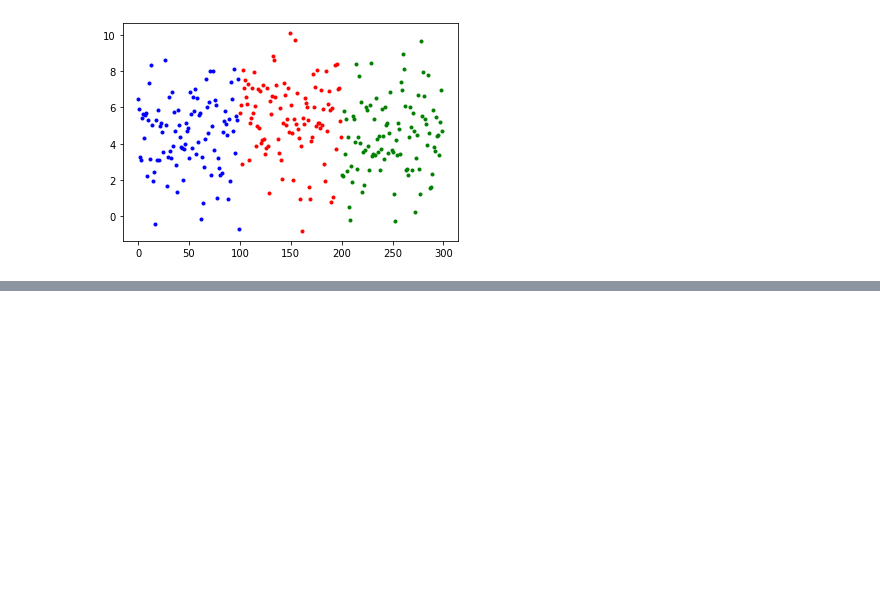
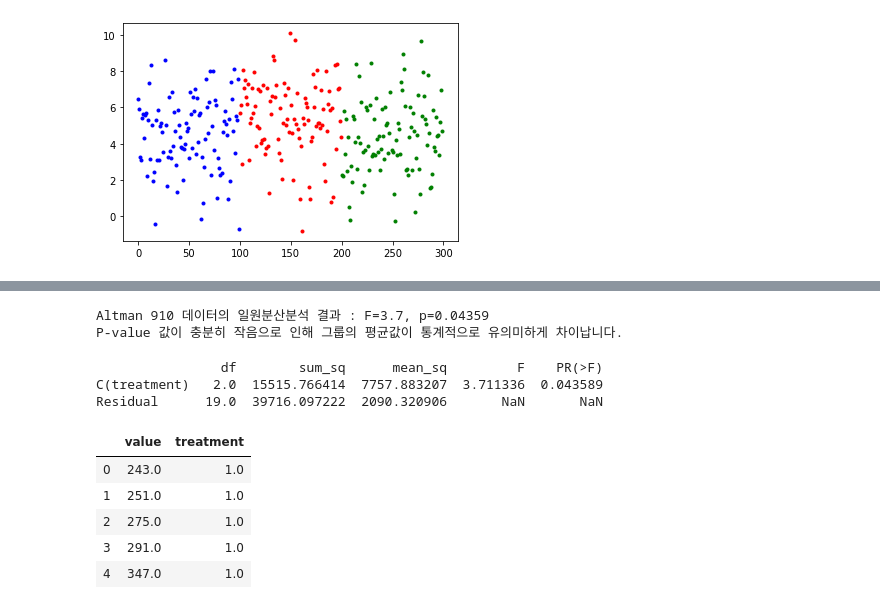
Before and after one commit to bill7845/jupyter_repo, a Jupyter notebook: jupyter_CODE/ANOVA_분산분석.ipynb, the cells around one changed output, grey strips where cells are left out. Drawn from its saved outputs; the diff is of its cells as text; code cells hidden in the pictures; blank space fills up the shorter version.

```diff
--- a/jupyter_CODE/ANOVA_분산분석.ipynb
+++ b/jupyter_CODE/ANOVA_분산분석.ipynb
@@ -31,0 +92,37 @@ for i in range(3):
+# %%
+# 1. Scipy.stats
+
+F_statistic, pVal = stats.f_oneway(group1, group2, group3)
+
+print('Altman 910 데이터의 일원분산분석 결과 : F={0:.1f}, p={1:.5f}'.format(F_statistic, pVal))
+if pVal < 0.05:
+    print('P-value 값이 충분히 작음으로 인해 그룹의 평균값이 통계적으로 유의미하게 차이납니다.')
+# %% [output]
+Altman 910 데이터의 일원분산분석 결과 : F=3.7, p=0.04359
+P-value 값이 충분히 작음으로 인해 그룹의 평균값이 통계적으로 유의미하게 차이납니다.
+# %%
+# 2. Statsmodel
+
+# 경고 메세지 무시하기
+import warnings
+warnings.filterwarnings('ignore')
+
+df = pd.DataFrame(data, columns=['value', 'treatment'])
+
+# the "C" indicates categorical data
+model = ols('value ~ C(treatment)', df).fit()
+
+print(anova_lm(model))
+# %% [output]
+                df        sum_sq      mean_sq         F    PR(>F)
+C(treatment)   2.0  15515.766414  7757.883207  3.711336  0.043589
+Residual      19.0  39716.097222  2090.320906       NaN       NaN
+# %%
+df.head()
+# %% [output]
+|  | value | treatment |
+| 0 | 243.0 | 1.0 |
+| 1 | 251.0 | 1.0 |
+| 2 | 275.0 | 1.0 |
+| 3 | 291.0 | 1.0 |
+| 4 | 347.0 | 1.0 |
```
Also changed, not shown: parts of 19 cells of this notebook, 2 other files.
